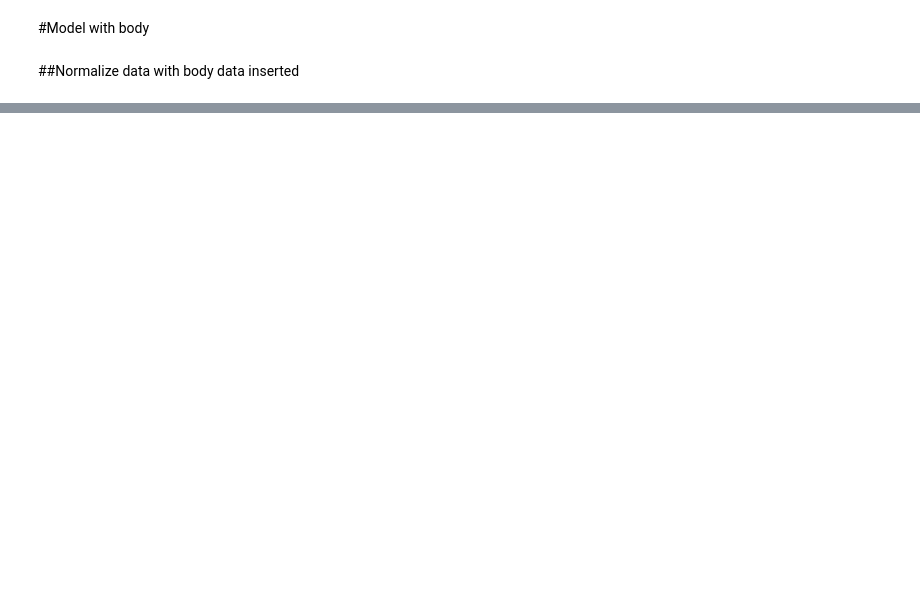
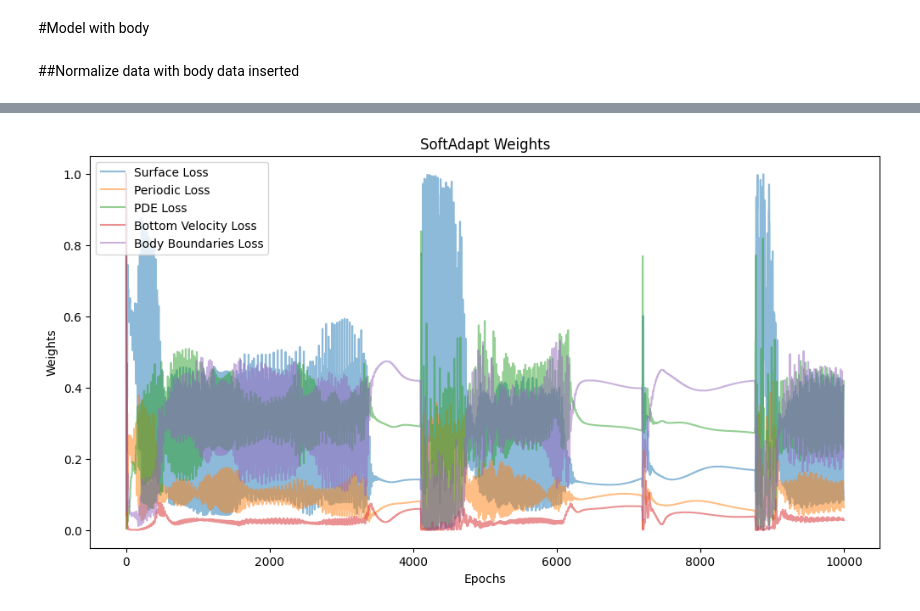
Before and after one commit to LuigiElo/DL-PINNs, a Jupyter notebook: PINN_LaPlace2D_Pytorch.ipynb, the cells around one changed output, grey strips where cells are left out. Drawn from its saved outputs; the diff is of its cells as text; code cells hidden in the pictures; blank space fills up the shorter version.

```diff
--- a/PINN_LaPlace2D_Pytorch.ipynb
+++ b/PINN_LaPlace2D_Pytorch.ipynb
@@ -1646,5 +1680,7 @@ RuntimeError: ignored
 # %%
 print(weights_hist[:,0])
 # %%
-PlotWeightsHistory()
+PlotWeightsHistory(True)
+# %% [output]
+[figure, added]
 # %%
```
Also changed, not shown: parts of 15 cells of this notebook.
